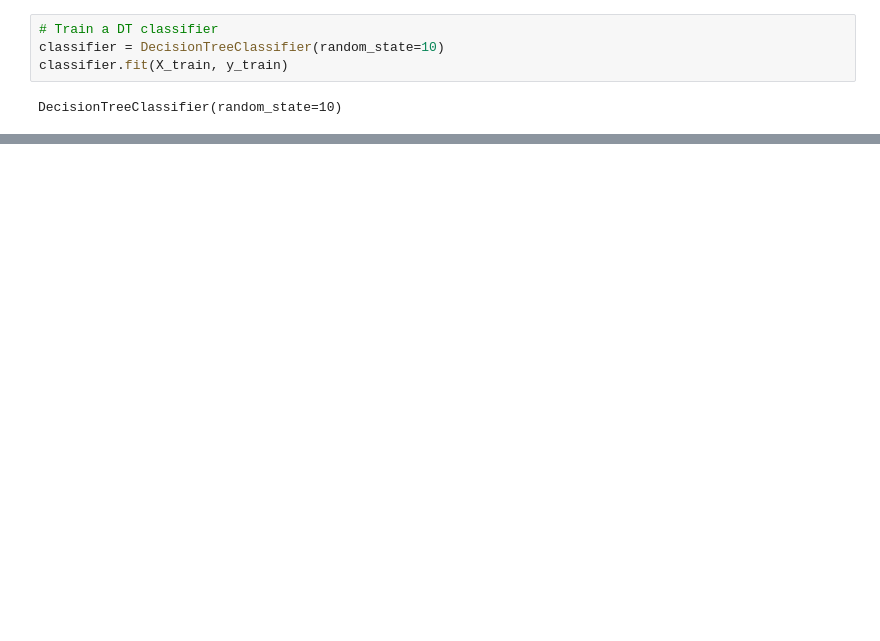
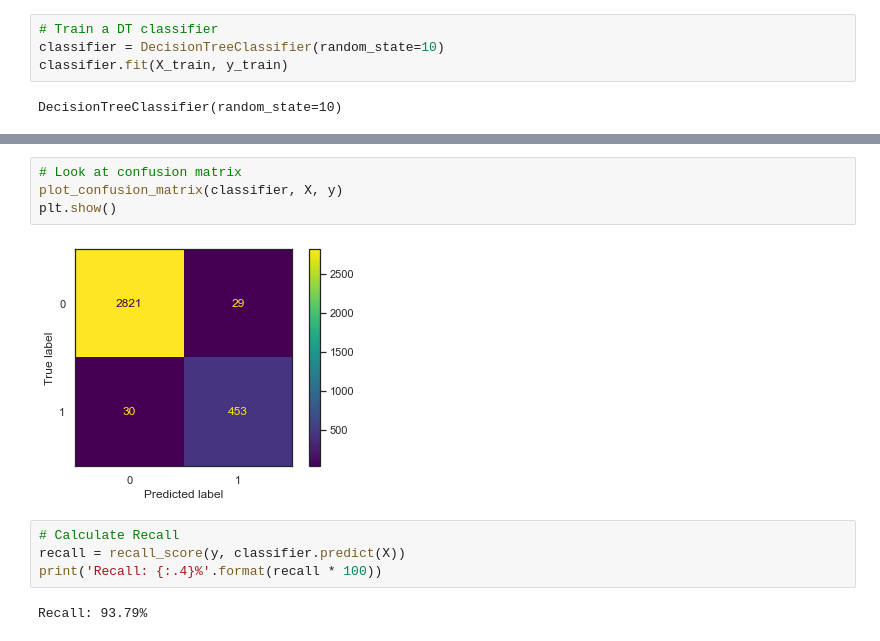
Before and after one commit to cmfritz/Classification-Customer-Churn, a Jupyter notebook: analysis.ipynb, the cells around one changed output, grey strips where cells are left out. Drawn from its saved outputs; the diff is of its cells as text; blank space fills up the shorter version.

```diff
--- a/analysis.ipynb
+++ b/analysis.ipynb
@@ -219,0 +307,12 @@ y_pred = classifier.predict(X_test)
+# %%
+# Look at confusion matrix
+plot_confusion_matrix(classifier, X, y)
+plt.show()
+# %% [output]
+[figure, added]
+# %%
+# Calculate Recall
+recall = recall_score(y, classifier.predict(X))
+print('Recall: {:.4}%'.format(recall * 100))
+# %% [output]
+Recall: 93.79%
```
Also changed, not shown: parts of 64 cells of this notebook, 18 other files.
